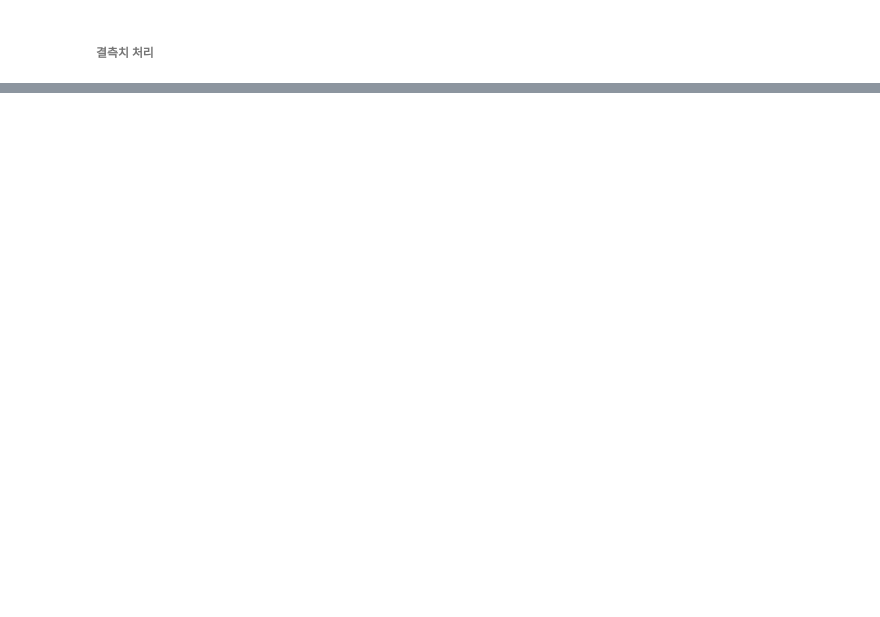
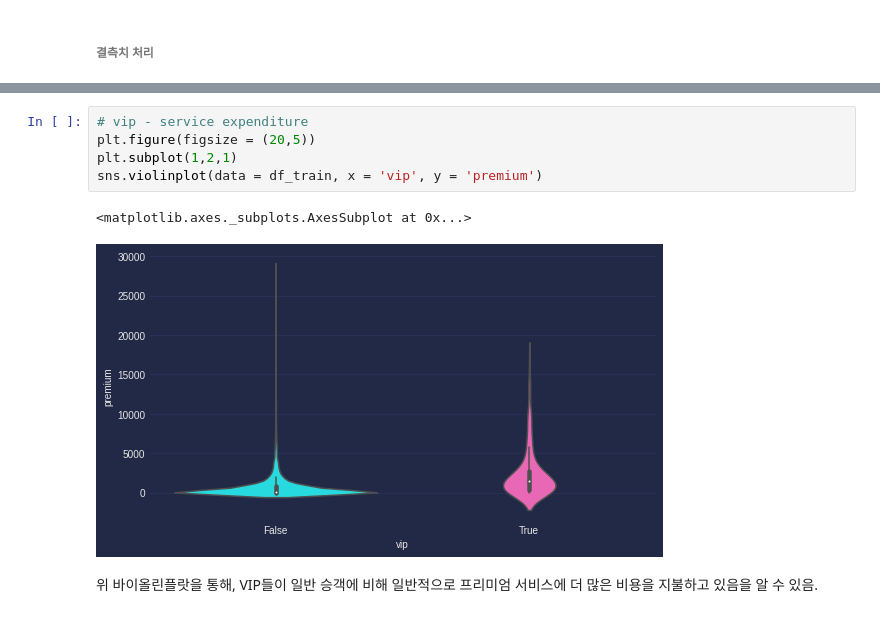
Before and after one commit to codelspak/Struggles, a Jupyter notebook: WK28_case1_Kaggle_ML_Classification_Spaceship_Titanic.ipynb, the cells around one changed output, grey strips where cells are left out. Drawn from its saved outputs; the diff is of its cells as text; blank space fills up the shorter version.

```diff
--- a/WK28_case1_Kaggle_ML_Classification_Spaceship_Titanic.ipynb
+++ b/WK28_case1_Kaggle_ML_Classification_Spaceship_Titanic.ipynb
@@ -1149,0 +1062,10 @@ missing_values(test_df)
+# %%
+# vip - service expenditure
+plt.figure(figsize = (20,5))
+plt.subplot(1,2,1)
+sns.violinplot(data = df_train, x = 'vip', y = 'premium')
+# %% [output]
+<matplotlib.axes._subplots.AxesSubplot at 0x...>
+[figure, added]
+# %% [markdown]
+위 바이올린플랏을 통해, VIP들이 일반 승객에 비해 일반적으로 프리미엄 서비스에 더 많은 비용을 지불하고 있음을 알 수 있음.
```
Also changed, not shown: parts of 88 cells of this notebook.
